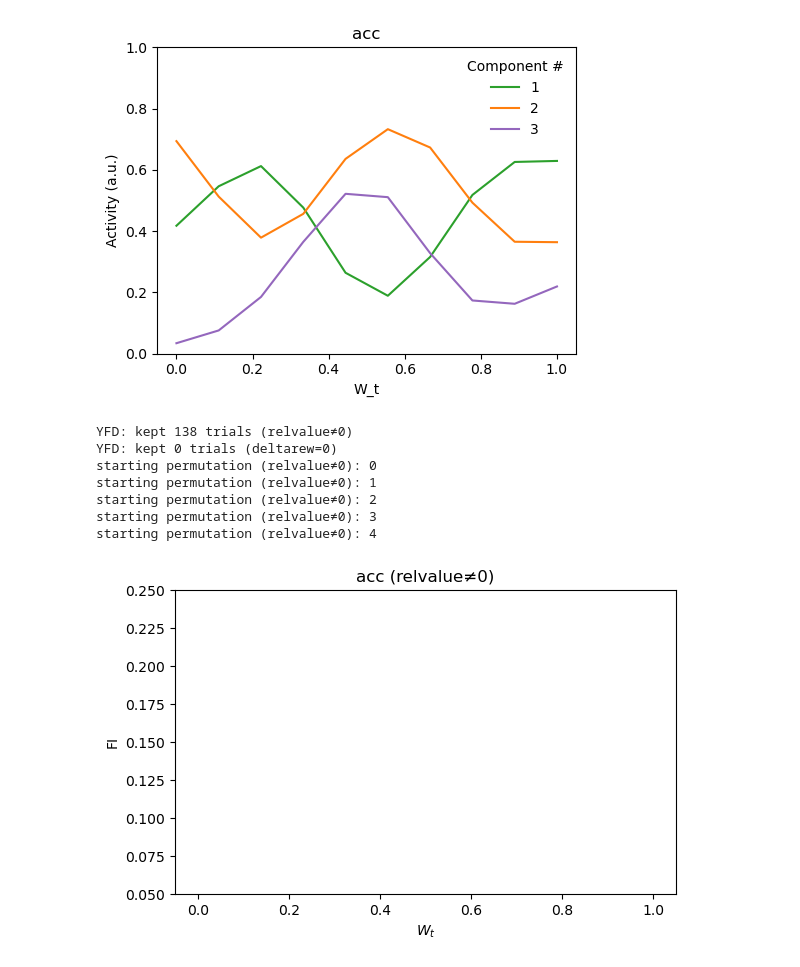
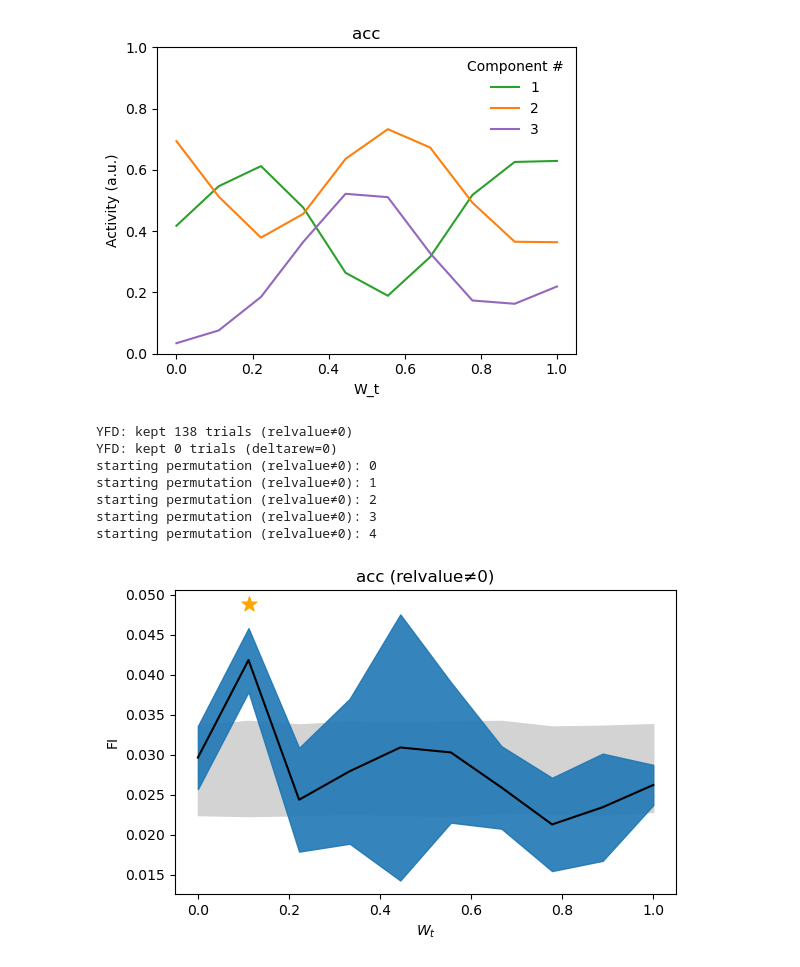
Before and after one commit to BCM-Neurosurgery/PreyPursuit, a Jupyter notebook: plotting/plot_nmf_fi.ipynb, the cells around one changed output. Cells and saved outputs as stored; diff of their text form; code cells hidden in the pictures.

```diff
--- a/plotting/plot_nmf_fi.ipynb
+++ b/plotting/plot_nmf_fi.ipynb
@@ -297,7 +297,7 @@ if dat["psth_sess_emu"]:
     ax.set_title(f"{brain_region} (relvalue≠0)")
     ax.set_xlabel(r"$W_t$")
     ax.set_ylabel("FI")
-    ax.set_ylim(0.05, 0.25)
+    #ax.set_ylim(0.05, 0.25)
 
     plt.tight_layout()
     plt.show()
@@ -405,7 +405,7 @@ if datZero["psth_sess_emu"]:
     ax.set_title(f"{brain_region} (relvalue=0)")
     ax.set_xlabel(r"$W_t$")
     ax.set_ylabel("FI")
-    ax.set_ylim(0.05, 0.25)
+    #ax.set_ylim(0.05, 0.25)
 
     plt.tight_layout()
     plt.show()
@@ -821,7 +673,7 @@ if dat["psth_sess_emu"]:
     ax.set_title(f"{brain_region} (relvalue≠0)")
     ax.set_xlabel(r"$W_t$")
     ax.set_ylabel("FI")
-    ax.set_ylim(0.05, 0.25)
+    #ax.set_ylim(0.05, 0.25)
 
     plt.tight_layout()
     plt.show()
@@ -913,32 +765,32 @@ if datZero["psth_sess_emu"]:
 
     sig_acc_0 = mu_acc_0 > null_hi_acc_0
 
     x = np.linspace(0, 1, mu_acc_0.size)
 
     fig, ax = plt.subplots(figsize=(6, 4))
     ax.fill_between(x, null_lo_acc_0, null_hi_acc_0,
                     color='lightgray', alpha=1.0, zorder=1)
     ax.fill_between(x, mu_acc_0 - 1.64*sd_acc_0, mu_acc_0 + 1.64*sd_acc_0,
                     color='#1f77b4', alpha=0.9, zorder=2)
     ax.plot(x, mu_acc_0, 'k', zorder=3)
 
     y_star_acc_0 = (mu_acc_0 + 1.64*sd_acc_0) + 0.003
     ax.scatter(x[sig_acc_0], y_star_acc_0[sig_acc_0],
                marker='*', s=120, color='orange', zorder=5)
 
     ax.set_title(f"{brain_region} (relvalue=0)")
     ax.set_xlabel(r"$W_t$")
     ax.set_ylabel("FI")
-    ax.set_ylim(0.05, 0.25)
+    # ax.set_ylim(0.05, 0.25)
 
     plt.tight_layout()
     plt.show()
 # %% [output]
 YFD: kept 138 trials (relvalue≠0)
 YFD: kept 0 trials (deltarew=0)
 starting permutation (relvalue≠0): 0
 starting permutation (relvalue≠0): 1
 starting permutation (relvalue≠0): 2
 starting permutation (relvalue≠0): 3
 starting permutation (relvalue≠0): 4
-[figure, old version]
+[figure, new version]
```
Also changed, not shown: parts of 3 cells of this notebook, 3 other files.
